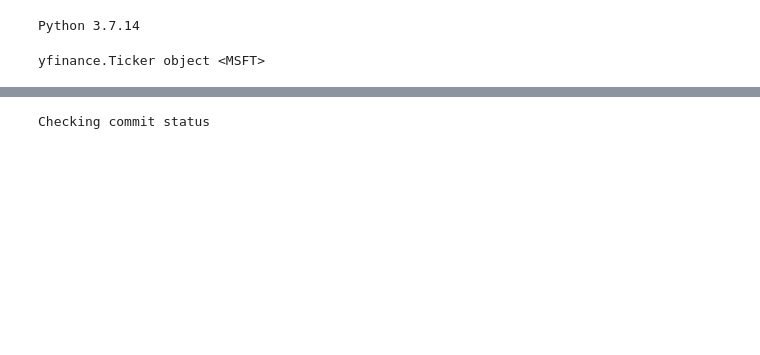
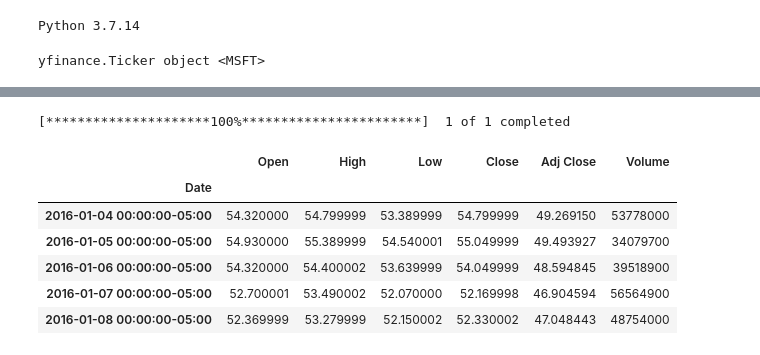
Before and after one commit to Shritej24c/Trading-Bot-RL, a Jupyter notebook: RL_Trading.ipynb, the cells around one changed output, grey strips where cells are left out. Cells and saved outputs as stored; diff of their text form; code cells hidden in the pictures; blank space fills up the shorter version.

```diff
--- a/RL_Trading.ipynb
+++ b/RL_Trading.ipynb
@@ -228,4 +234,12 @@ msft.history(period="max")
-# %%
-print("Checking commit status")
-# %% [output]
-Checking commit status
+# %%
+df_msft = yf.download('MSFT', start = '2016-01-01', end = '2022-01-01')
+df_msft.head()
+# %% [output]
+[*********************100%***********************]  1 of 1 completed
+|  | Open | High | Low | Close | Adj Close | Volume |
+| Date |  |  |  |  |  |  |
+| 2016-01-04 00:00:00-05:00 | 54.320000 | 54.799999 | 53.389999 | 54.799999 | 49.269150 | 53778000 |
+| 2016-01-05 00:00:00-05:00 | 54.930000 | 55.389999 | 54.540001 | 55.049999 | 49.493927 | 34079700 |
+| 2016-01-06 00:00:00-05:00 | 54.320000 | 54.400002 | 53.639999 | 54.049999 | 48.594845 | 39518900 |
+| 2016-01-07 00:00:00-05:00 | 52.700001 | 53.490002 | 52.070000 | 52.169998 | 46.904594 | 56564900 |
+| 2016-01-08 00:00:00-05:00 | 52.369999 | 53.279999 | 52.150002 | 52.330002 | 47.048443 | 48754000 |
```
Also changed, not shown: parts of 21 cells of this notebook.
